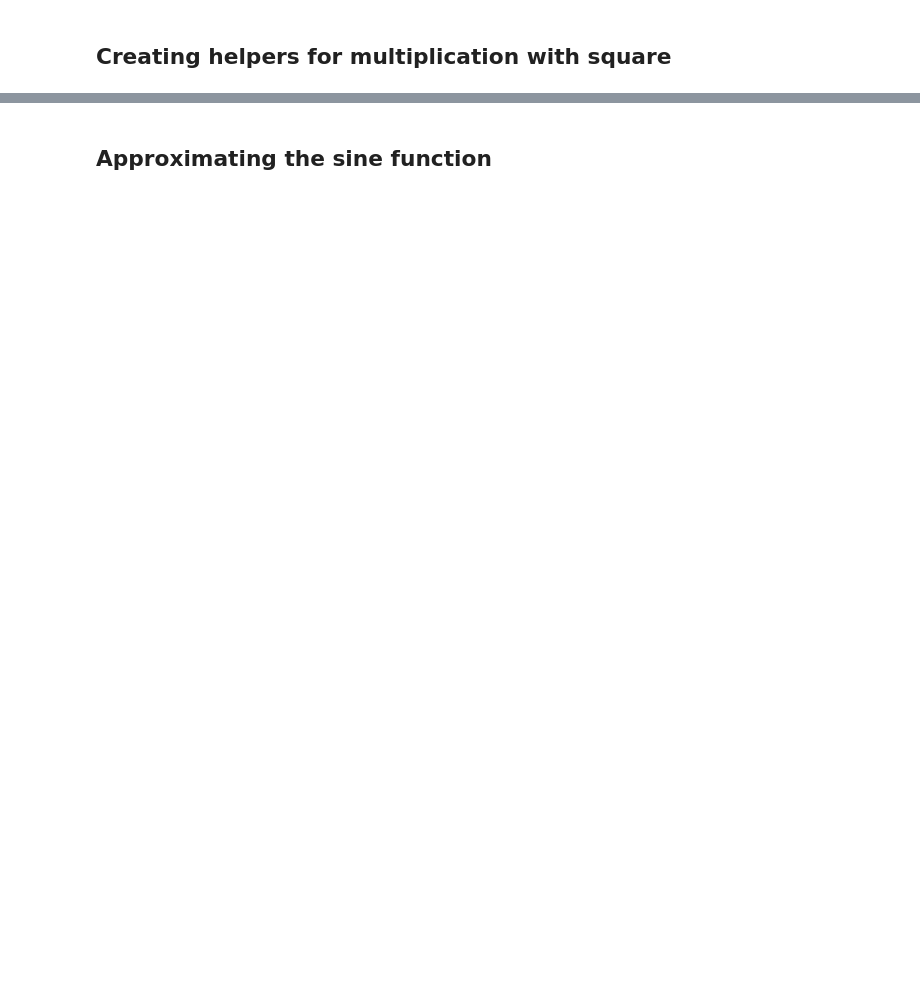
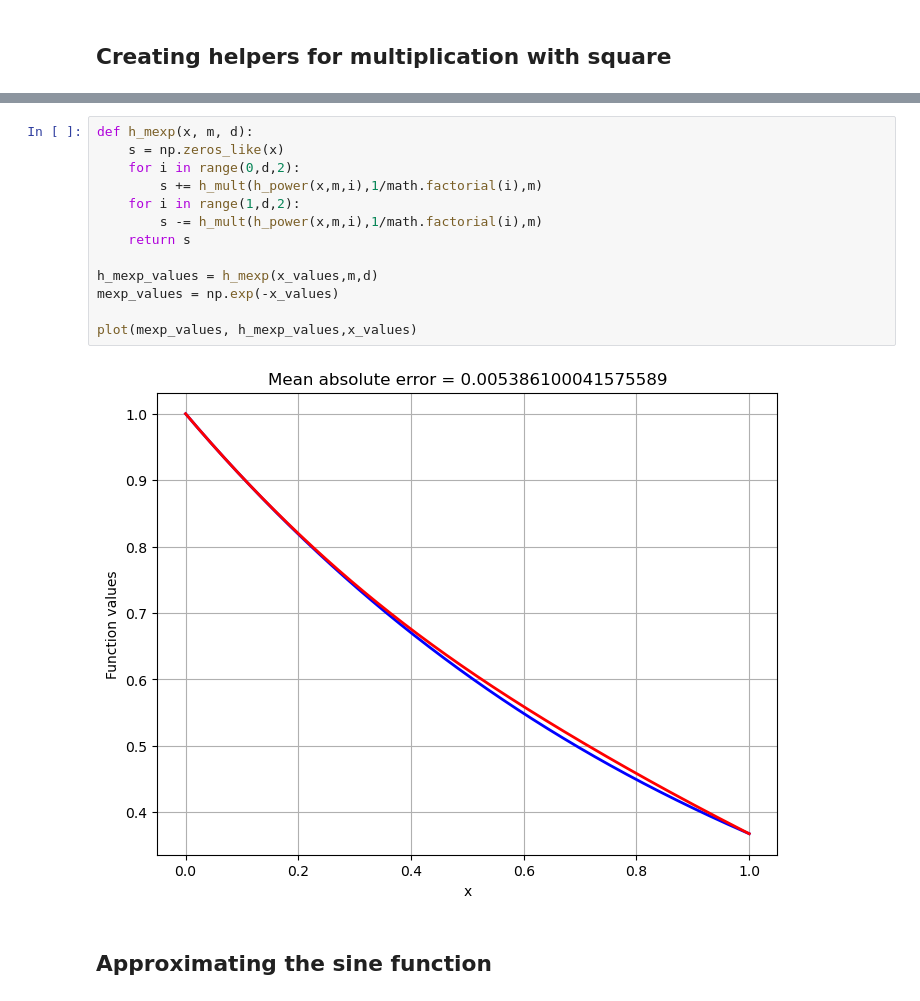
Before and after one commit to alexandre-bismuth/BachelorThesis, a Jupyter notebook: FunctionApproximation/squareApprox.ipynb, the cells around one changed output, grey strips where cells are left out. Saved outputs shown, nothing was run; the diff lists cells and outputs as text; blank space fills up the shorter version.

```diff
--- a/FunctionApproximation/squareApprox.ipynb
+++ b/FunctionApproximation/squareApprox.ipynb
@@ -81,3 +86,18 @@ plot(exp_values, h_exp_values,x_values)
+# %%
+def h_mexp(x, m, d):
+    s = np.zeros_like(x)
+    for i in range(0,d,2):
+        s += h_mult(h_power(x,m,i),1/math.factorial(i),m)
+    for i in range(1,d,2):
+        s -= h_mult(h_power(x,m,i),1/math.factorial(i),m)
+    return s
+
+h_mexp_values = h_mexp(x_values,m,d)
+mexp_values = np.exp(-x_values)
+
+plot(mexp_values, h_mexp_values,x_values)
+# %% [output]
+[figure, added]
 # %% [markdown]
 ## Approximating the sine function
 # %%
```
Also changed, not shown: parts of 21 cells of this notebook.
